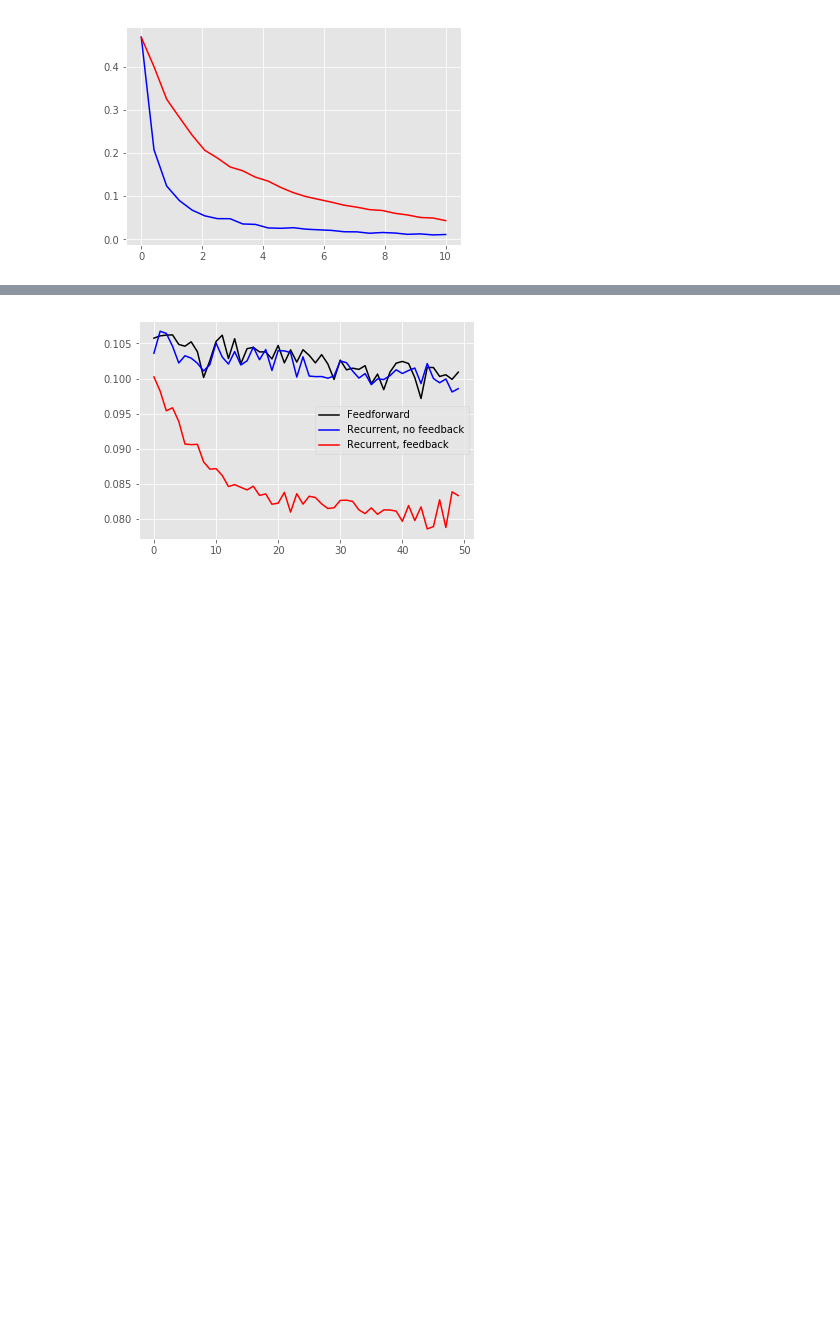
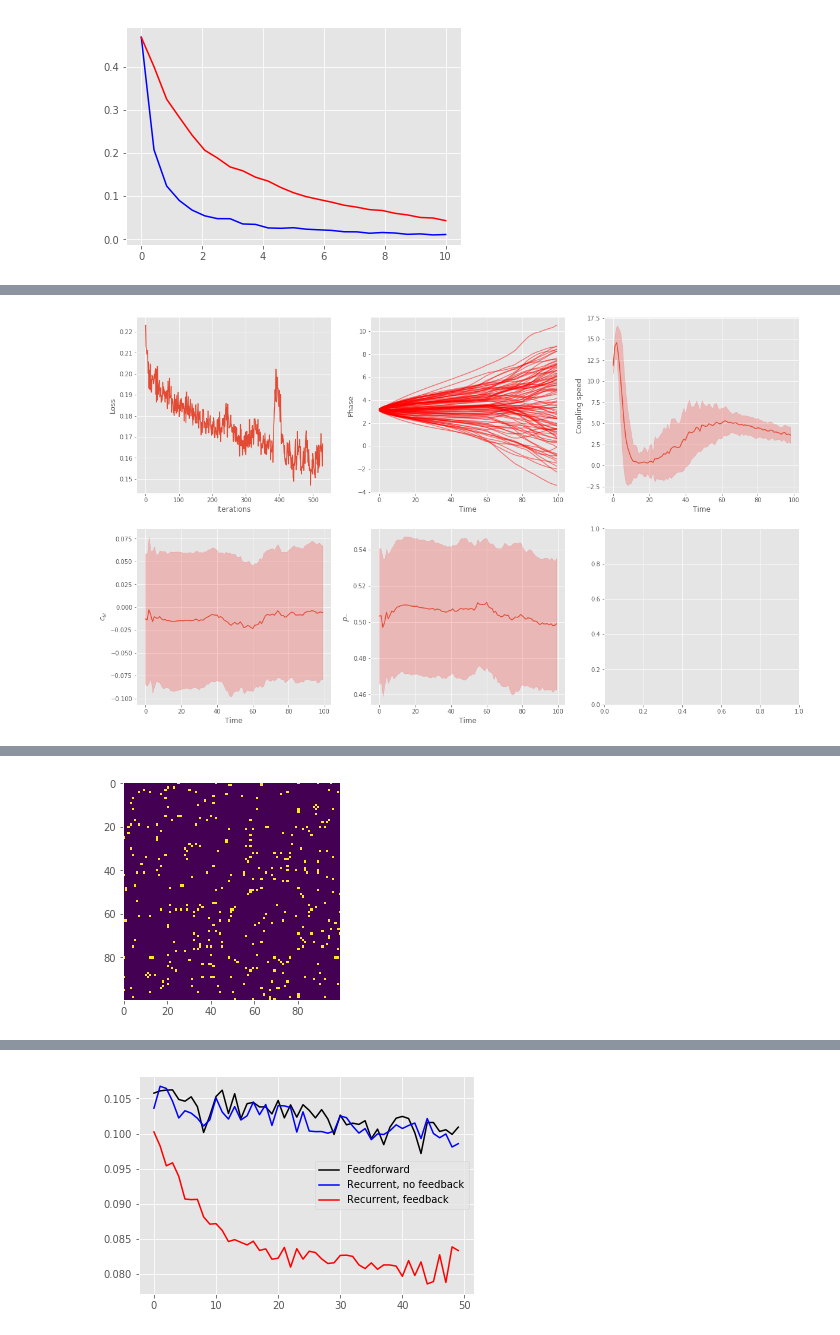
Before and after one commit to serre-lab/synchrony, a Jupyter notebook: notebooks/GraphSynch.ipynb, the cells around one changed output, grey strips where cells are left out. Cells and saved outputs as stored; diff of their text form; code cells hidden in the pictures; blank space fills up the shorter version.

```diff
--- a/notebooks/GraphSynch.ipynb
+++ b/notebooks/GraphSynch.ipynb
@@ -381,13 +392,15 @@ def optimize_connectivity_cgru(num_units, num_out, num_links, omega_name='unifor
                               burn_in_steps = 75, lr=.01, alpha=.1,coupling_strength = .7,
                               num_hid_units=256, num_hid_layers=1,batch_size=256,optimizer='Adam',
                               view_inner_opt=-1,view_lr=-1, view_connectivities=-1, GRU_steps=10,
-                              feedback=False, verbose=0):
+                              feedback=False, verbose=0, pretrained=False):
 
 
     # Initial stuff
     omega_dist, g0 = get_dist(omega_name)
     cn = connectivity_cGRU(num_units, num_out, num_hid_units=num_hid_units,
                           num_hid_layers=num_hid_layers, transform=transform, feedback=feedback)
+    if pretrained:
+        model.load_state_dict(torch.load('/media/data_cifs_lrs/projects/prj_synchrony/results/models/brede.pt'))
 
     if optimizer=='Adam':
         opt = torch.optim.Adam(cn.parameters(), lr=lr)
@@ -1143,6 +1193,6 @@ cv_star, cn,connectivities = optimize_connectivity_cgru(num_units, num_out, num_
                                         num_hid_units=num_hid_units, num_hid_layers=num_hid_layers,
                                         burn_in_steps=burn_in_steps,optimizer=optimizer,
                                         view_inner_opt=view_inner_opt, view_lr=view_lr,
-                                        GRU_steps=GRU_steps, feedback=feedback, verbose=1)
+                                        GRU_steps=GRU_steps, feedback=feedback, verbose=1, pretrained=pretrained)
 # %% [output]
 Optimizing coupling with average degree 3.5
@@ -1194,0 +1217,62 @@ ff_cv = cv_star
+# %%
+print('Minimum loss: {}'.format(np.array(cv_star).min()))
+fig, axes = plt.subplots(2,3, figsize=(20,12))
+axes[0,0].plot(cv_star)
+axes[0,0].set_xlabel('Iterations')
+axes[0,0].set_ylabel('Loss')
+
+
+# # Measure loss on opt
+batch_size = 128
+omega = omega_dist.sample(sample_shape=torch.Size([batch_size,num_units]))
+h = cn.init_hidden(batch_size)
+init_phase = np.pi * torch.ones(batch_size,num_units)
+flow, connectivities = cn.forward(omega, h, init_phase, kuramoto_steps=kuramoto_steps, return_connectivities=True)
+flow=torch.stack(flow)[:,0,...].detach().numpy()
+axes[0,1].plot(flow,color='r',alpha=.5)
+axes[0,1].set_xlabel('Time')
+axes[0,1].set_ylabel('Phase')
+
+co_mean = np.array([c_omega(omega, cx).detach().numpy() for cx in connectivities])
+co_std = np.array([c_omega(omega, cx, reduce=False).std(0).detach().numpy() for cx in connectivities])
+
+pn_mean = np.array([p_neg(omega, cx).detach().numpy() for cx in connectivities])
+pn_std = np.array([p_neg(omega, cx, reduce=False).std(0).detach().numpy() for cx in connectivities])
+
+tmp_connectivities = torch.stack(connectivities).detach().numpy()
+grad_mean = np.sqrt((np.diff(tmp_connectivities.reshape(kuramoto_steps,batch_size, -1), axis=0)**2).sum(-1)).mean(1)
+grad_std = np.sqrt((np.diff(tmp_connectivities.reshape(kuramoto_steps,batch_size, -1), axis=0)**2).sum(-1)).std(1)
+
+
+axes[0,2].plot(grad_mean)
+axes[0,2].fill_between(range(kuramoto_steps-1), grad_mean-grad_std, grad_mean + grad_std,
+    alpha=0.2, edgecolor='r', facecolor='r',antialiased=True)
+axes[0,2].set_xlabel('Time')
+axes[0,2].set_ylabel('Coupling speed')
+
+axes[1,0].plot(co_mean)
+axes[1,0].fill_between(range(kuramoto_steps), co_mean - co_std, co_mean + co_std,
+    alpha=0.2, edgecolor='r', facecolor='r',antialiased=True)
+axes[1,0].set_ylabel(r'$c_{\omega}$')
+axes[1,0].set_xlabel('Time')
+axes[1,1].plot(pn_mean)
+axes[1,1].fill_between(range(kuramoto_steps), pn_mean - pn_std, pn_mean + pn_std,
+    alpha=0.2, edgecolor='r', facecolor='r',antialiased=True)
+axes[1,1].set_ylabel(r'$p_{-}$')
+axes[1,1].set_xlabel('Time')
+
+plt.show()
+plt.close()
+
+# if feedback:
+fig, ax = plt.subplots()
+ax.grid(b=None)
+im = plt.imshow(tmp_connectivities[0,0,...])
+
+# def animate(i):
+# im.set_array(tmp_connectivities[i,0,...])
+animate = lambda i: im.set_array(tmp_connectivities[i,0,...])
+ani = animation.FuncAnimation(fig, animate, frames=kuramoto_steps)
+HTML(ani.to_html5_video())
+# ani.save('/home/matt/couplings.mp4')
+# %% [output]
@@ -1194,0 +1280 @@ ff_cv = cv_star
+[figure, added]
@@ -1194,0 +1282 @@ ff_cv = cv_star
+[figure, added]
```
Also changed, not shown: parts of 9 cells of this notebook.
